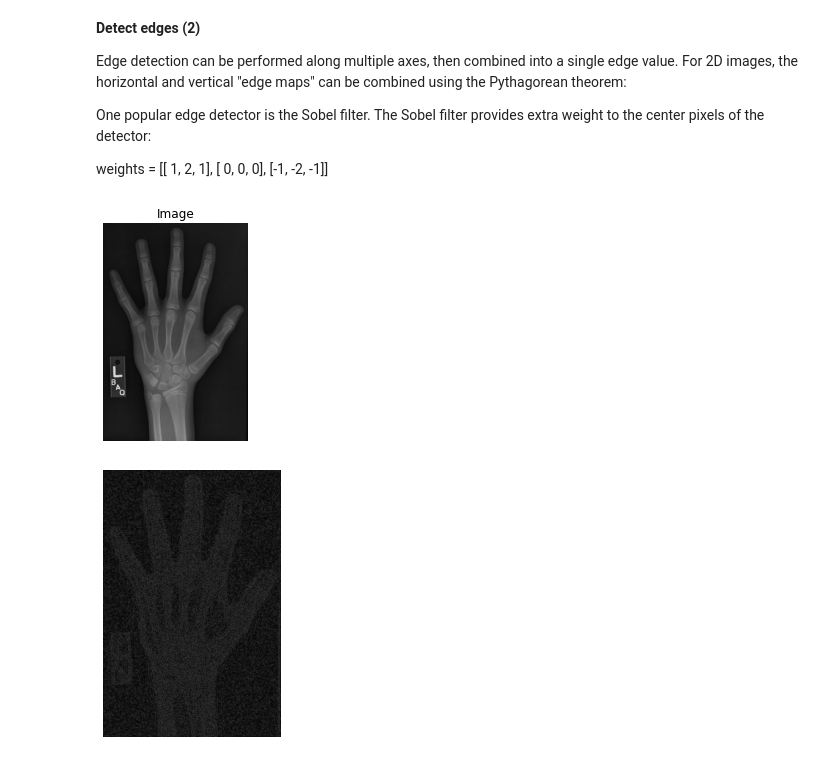
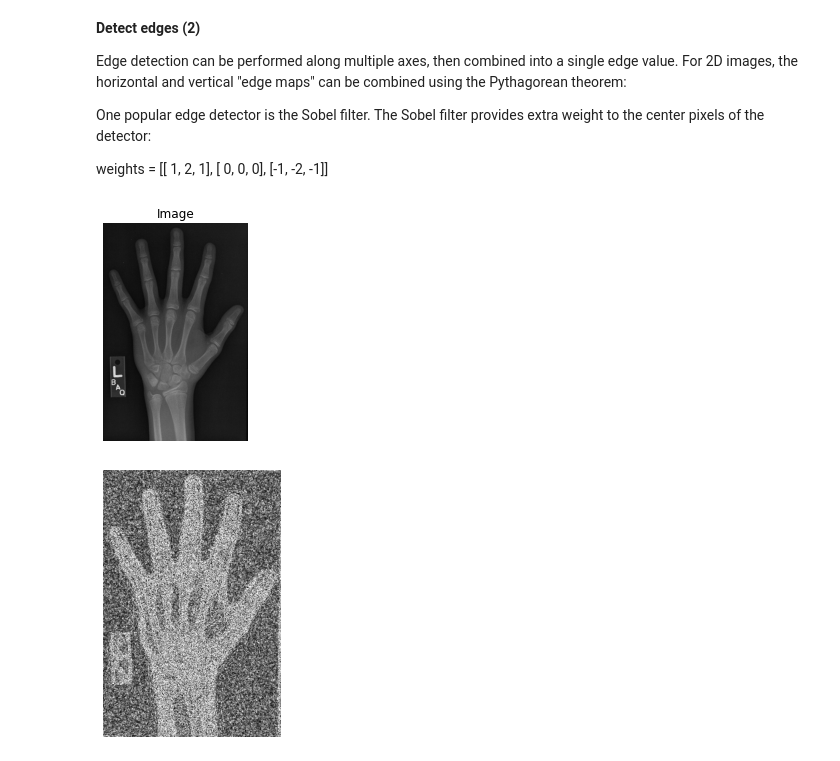
Before and after one commit to MohebZandi/Comupter_Vision, a Jupyter notebook: Biomedical_Image_Processing_Data_Camp.ipynb, the cells around one changed output. Drawn from its saved outputs; the diff is of its cells as text; code cells hidden in the pictures.

```diff
--- a/Biomedical_Image_Processing_Data_Camp.ipynb
+++ b/Biomedical_Image_Processing_Data_Camp.ipynb
@@ -520,25 +520,25 @@ weights = [[ 1,  2,  1],
 # %%
 # Import SciPy's "ndimage" module
 import scipy.ndimage as ndi
 import imageio
 import matplotlib.pyplot as plt
 
 # Load the hand radiograph
 dir = '/content/gdrive/My Drive/Video_Image_processing/'
 im = imageio.imread(dir + 'hand.png')
 show_image(im)
 
 # Apply Sobel filter along both axes
-sobel_ax0 = ndi.sobel(im, mode= 'mirror', axis= 0)
-sobel_ax1 = ndi.sobel(im, mode= 'mirror', axis= 1)
+sobel_ax0 = ndi.sobel(im, axis= 0)
+sobel_ax1 = ndi.sobel(im,  axis= 1)
 
 # Calculate edge magnitude
 sobels = np.square(sobel_ax0) + np.square(sobel_ax1)
 edges = np.sqrt(sobels).astype(int)
 
 # Plot edge magnitude
-plt.imshow(edges, cmap= 'gray', vmax= 75)
+plt.imshow(edges, cmap= 'gray')#, vmax= 255)
 format_and_render_plot()
 # %% [output]
 [figure]
-[figure, old version]
+[figure, new version]
```
Also changed, not shown: parts of 1 cell of this notebook.
